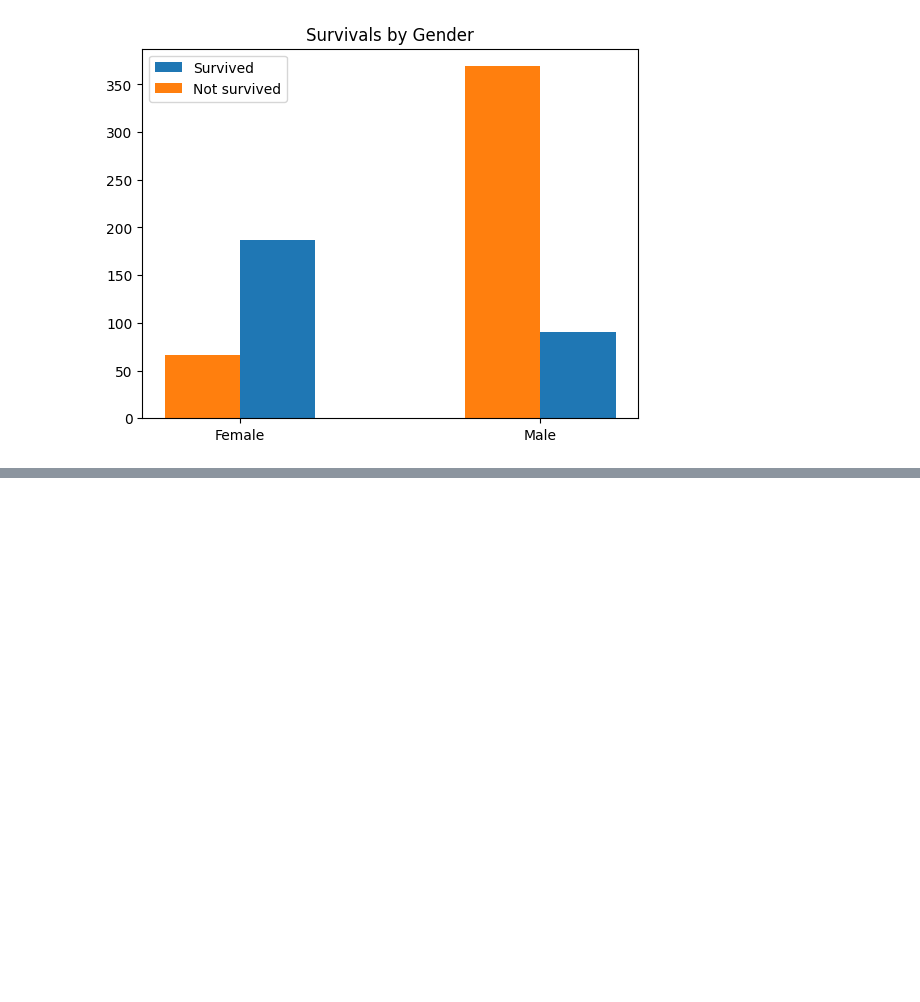
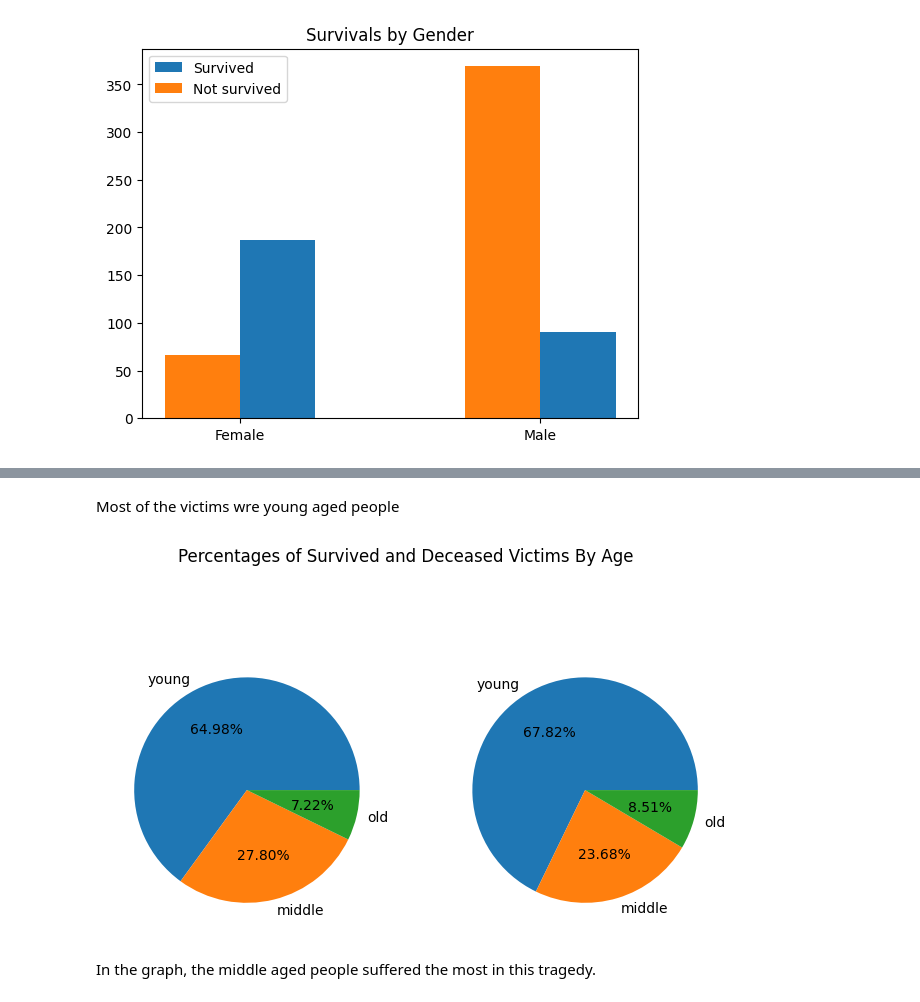
Before and after one commit to Aayush-1333/Project_Titanica, a Jupyter notebook: 1_EDA.ipynb, the cells around one changed output, grey strips where cells are left out. Drawn from its saved outputs; the diff is of its cells as text; code cells hidden in the pictures; blank space fills up the shorter version.

```diff
--- a/1_EDA.ipynb
+++ b/1_EDA.ipynb
@@ -145,0 +289,14 @@ plt.show()
+# %% [markdown]
+Most of the victims wre young aged people
+# %%
+fig, (ax1, ax2) = plt.subplots(nrows=1, ncols=2, figsize=(8, 5))
+
+ax1.pie(survived_victims_by_age, labels=survived_victims_by_age.index, autopct="%.2f%%")
+ax2.pie(deceased_victims_by_age, labels=deceased_victims_by_age.index, autopct="%.2f%%")
+
+fig.suptitle("Percentages of Survived and Deceased Victims By Age")
+plt.show()
+# %% [output]
+[figure, added]
+# %% [markdown]
+In the graph, the middle aged people suffered the most in this tragedy.
```
Also changed, not shown: parts of 48 cells of this notebook, 6 other files.
